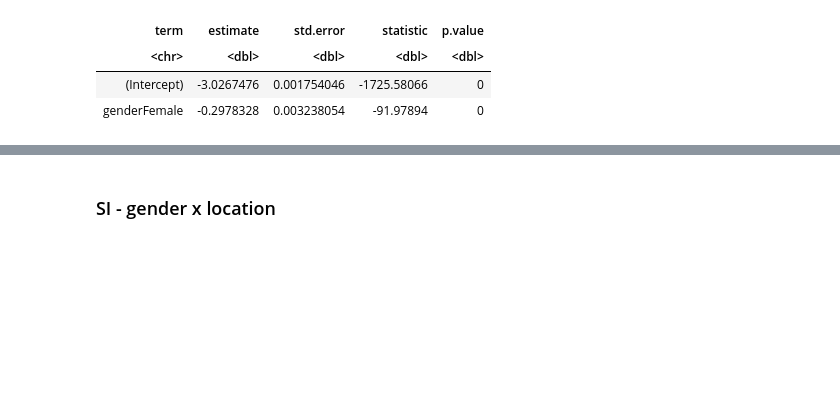
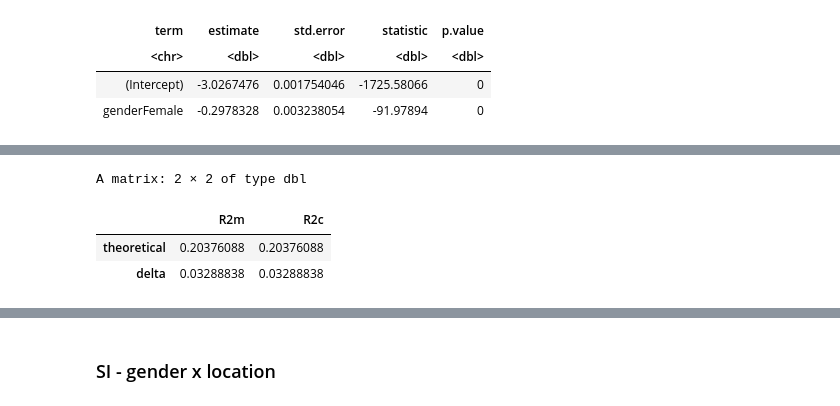
Before and after one commit to haoopeng/gender_promotion, a Jupyter notebook: R_code_reg_disparity_rate_F_M_all_years.ipynb, the cells around one changed output, grey strips where cells are left out. Cells and saved outputs as stored; diff of their text form; code cells hidden in the pictures; blank space fills up the shorter version.

```diff
--- a/R_code_reg_disparity_rate_F_M_all_years.ipynb
+++ b/R_code_reg_disparity_rate_F_M_all_years.ipynb
@@ -166,3 +196,6 @@ base_str <- "self_promotion ~ 1 + gender + pub_year + authorship_pos + num_autho
         author_citation_log"
 equation <- as.formula(paste(base_str, keywords, sep = " "))
 m4 <- glm(formula = equation, data = mydata, family = "binomial")
+# %%
+r.squaredGLMM(m4)
+# %% [output]
@@ -169,3 +204,7 @@ m4 <- glm(formula = equation, data = mydata, family = "binomial")
+A matrix: 2 × 2 of type dbl
+|  | R2m | R2c |
+| theoretical | 0.20376088 | 0.20376088 |
+| delta | 0.03288838 | 0.03288838 |
 # %%
 base_str <- "self_promotion ~ 1 + gender + pub_year + authorship_pos + num_authors + journal_impact + \
         affiliation_cate + affiliation_rank_cate + author_pub_count_cate + I(author_pub_count_cate^2) + \
```
Also changed, not shown: parts of 8 cells of this notebook.
